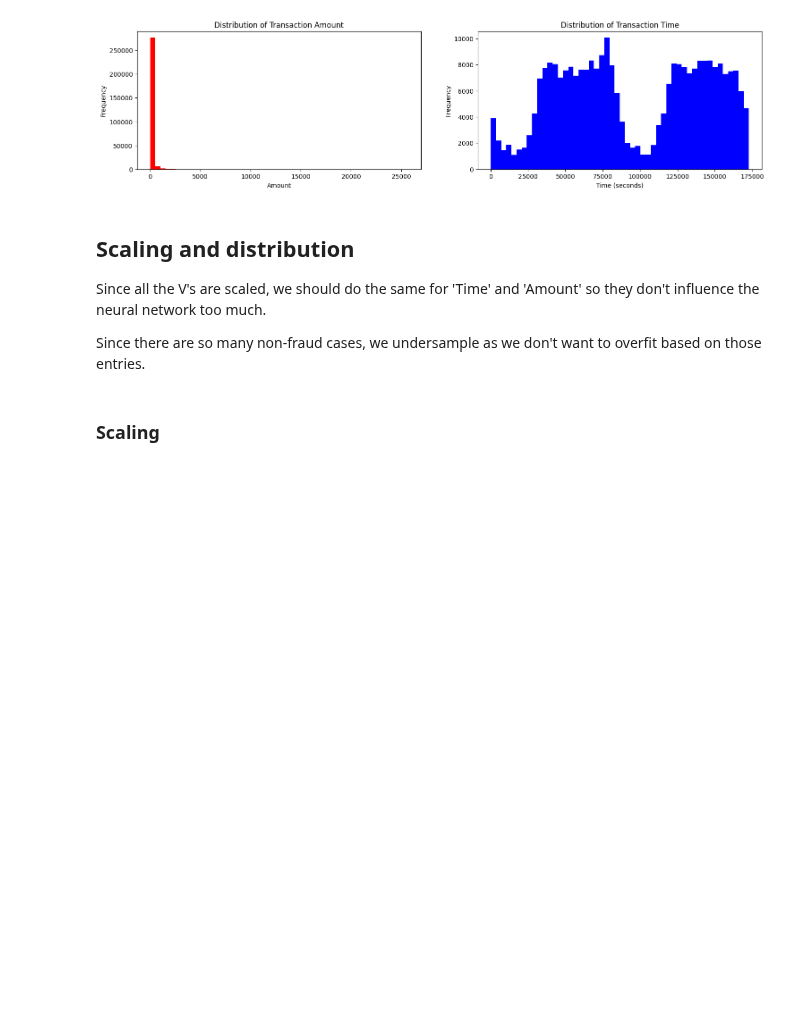
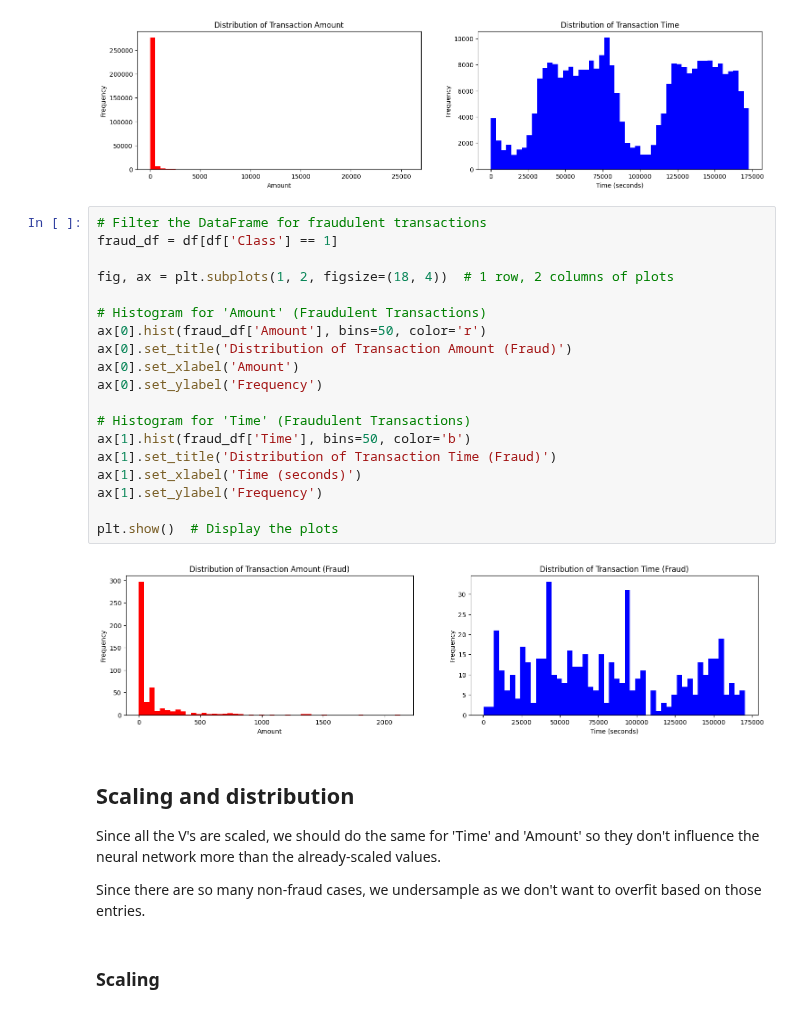
Before and after one commit to khangsheng1/Learning-PyTorch, a Jupyter notebook: CC_Fraud_Kaggle/CC_Fraud_Kaggle.ipynb, the cells around one changed output. Drawn from its saved outputs; the diff is of its cells as text; blank space fills up the shorter version.

```diff
--- a/CC_Fraud_Kaggle/CC_Fraud_Kaggle.ipynb
+++ b/CC_Fraud_Kaggle/CC_Fraud_Kaggle.ipynb
@@ -154,10 +154,31 @@ ax[1].set_ylabel('Frequency')
 plt.show()  # Display the plots
 # %% [output]
 [figure]
+# %%
+# Filter the DataFrame for fraudulent transactions
+fraud_df = df[df['Class'] == 1]
+
+fig, ax = plt.subplots(1, 2, figsize=(18, 4))  # 1 row, 2 columns of plots
+
+# Histogram for 'Amount' (Fraudulent Transactions)
+ax[0].hist(fraud_df['Amount'], bins=50, color='r')
+ax[0].set_title('Distribution of Transaction Amount (Fraud)')
+ax[0].set_xlabel('Amount')
+ax[0].set_ylabel('Frequency')
+
+# Histogram for 'Time' (Fraudulent Transactions)
+ax[1].hist(fraud_df['Time'], bins=50, color='b')
+ax[1].set_title('Distribution of Transaction Time (Fraud)')
+ax[1].set_xlabel('Time (seconds)')
+ax[1].set_ylabel('Frequency')
+
+plt.show()  # Display the plots
+# %% [output]
+[figure, added]
 # %% [markdown]
 ## Scaling and distribution
 
-Since all the V's are scaled, we should do the same for 'Time' and 'Amount' so they don't influence the neural network too much.
+Since all the V's are scaled, we should do the same for 'Time' and 'Amount' so they don't influence the neural network more than the already-scaled values.
 
 Since there are so many non-fraud cases, we undersample as we don't want to overfit based on those entries.
 # %% [markdown]
```
Also changed, not shown: parts of 8 cells of this notebook.
